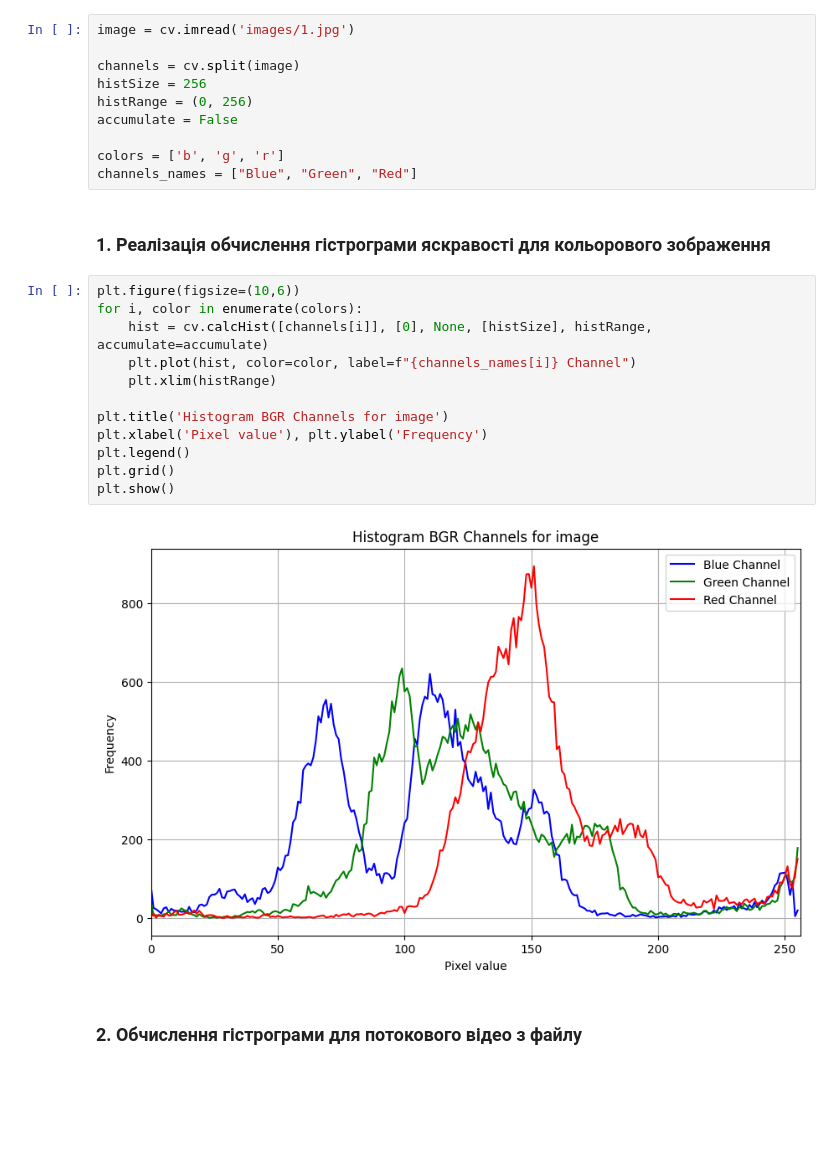
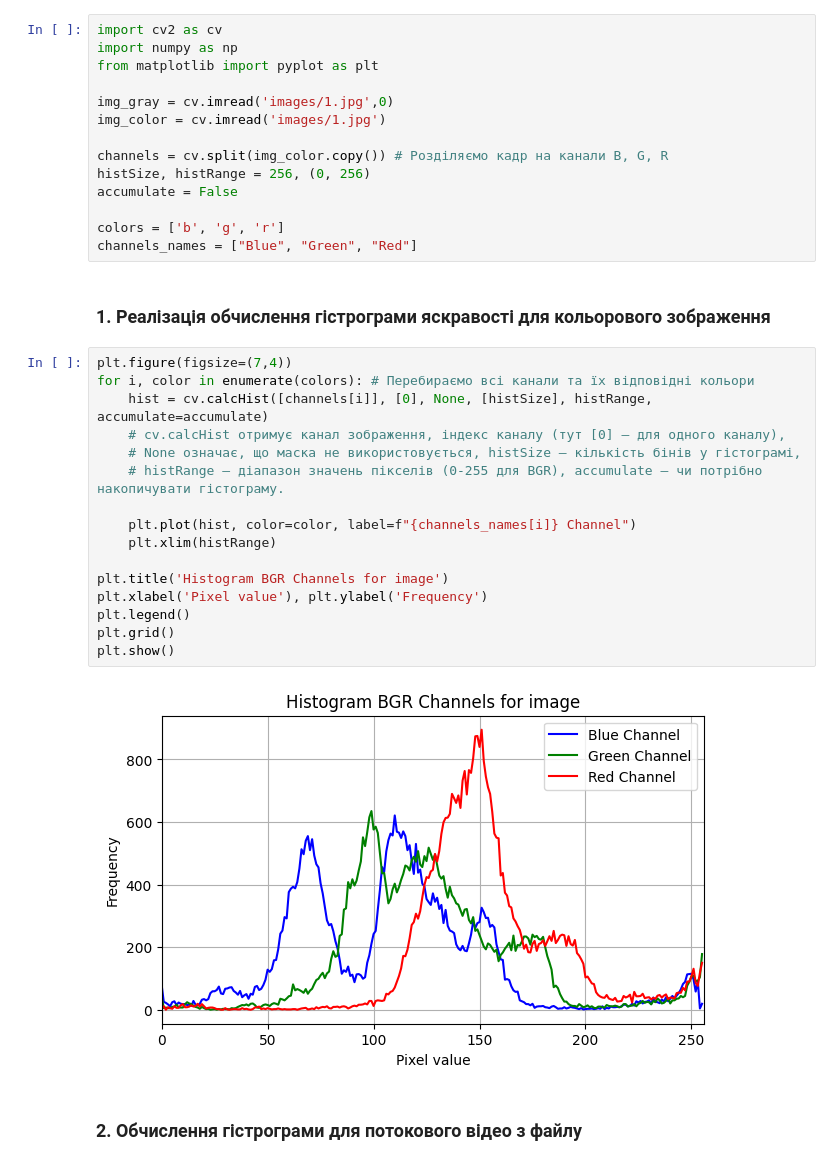
Before and after one commit to VladKutko/WKITB, a Jupyter notebook: lessons/lb3/lb3.ipynb, the cells around one changed output. Drawn from its saved outputs; the diff is of its cells as text; blank space fills up the shorter version.

```diff
--- a/lessons/lb3/lb3.ipynb
+++ b/lessons/lb3/lb3.ipynb
@@ -5,9 +3,13 @@ from matplotlib import pyplot as plt
 # %%
-image = cv.imread('images/1.jpg')
+import cv2 as cv
+import numpy as np
+from matplotlib import pyplot as plt
 
-channels = cv.split(image)
-histSize = 256
-histRange = (0, 256)
+img_gray = cv.imread('images/1.jpg',0)
+img_color = cv.imread('images/1.jpg')
+
+channels = cv.split(img_color.copy()) # Розділяємо кадр на канали B, G, R
+histSize, histRange = 256, (0, 256)
 accumulate = False
 
 colors = ['b', 'g', 'r']
@@ -15,19 +17,23 @@ channels_names = ["Blue", "Green", "Red"]
 # %% [markdown]
 ### 1. Реалізація обчислення гістрограми яскравості для кольорового зображення
 # %%
-plt.figure(figsize=(10,6))
-for i, color in enumerate(colors):
+plt.figure(figsize=(7,4))
+for i, color in enumerate(colors): # Перебираємо всі канали та їх відповідні кольори
     hist = cv.calcHist([channels[i]], [0], None, [histSize], histRange, accumulate=accumulate)
+    # cv.calcHist отримує канал зображення, індекс каналу (тут [0] – для одного каналу),
+    # None означає, що маска не використовується, histSize – кількість бінів у гістограмі,
+    # histRange – діапазон значень пікселів (0-255 для BGR), accumulate – чи потрібно накопичувати гістограму.
+
     plt.plot(hist, color=color, label=f"{channels_names[i]} Channel")
     plt.xlim(histRange)
 
 plt.title('Histogram BGR Channels for image')
 plt.xlabel('Pixel value'), plt.ylabel('Frequency')
 plt.legend()
 plt.grid()
 plt.show()
 # %% [output]
-[figure, old version]
+[figure, new version]
 # %% [markdown]
 ### 2. Обчислення гістрограми для потокового відео з файлу
 # %%
```
Also changed, not shown: parts of 9 cells of this notebook.
